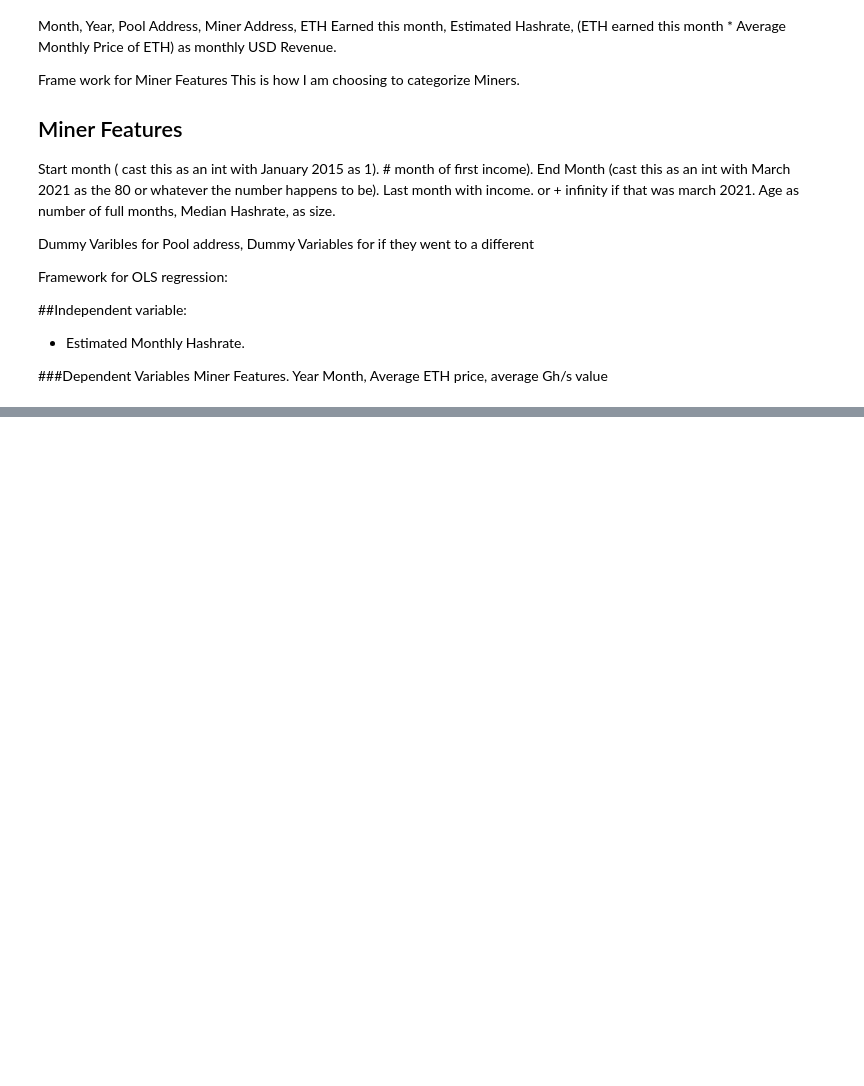
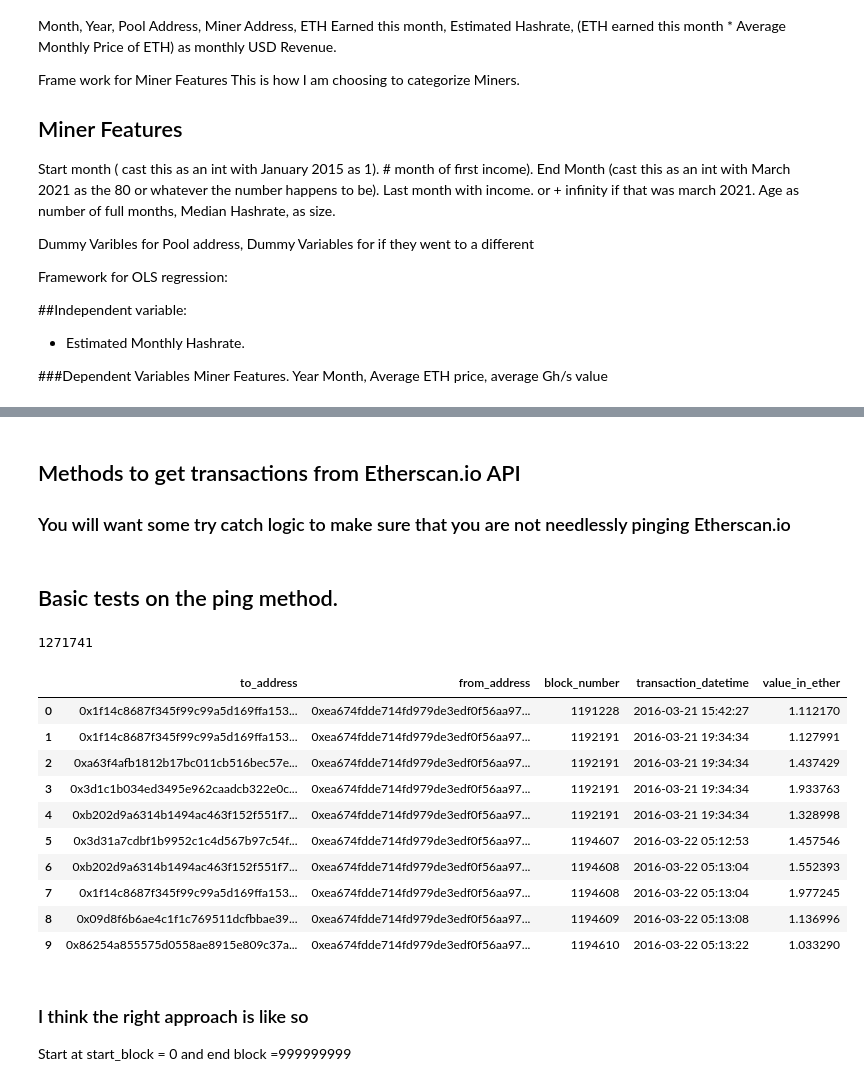
Before and after one commit to parkerburchett/EconCapstone, a Jupyter notebook: Notebook_to_Gather_Ethermine_Transaction_data_and_do_Cleaning_and_regression.ipynb, the cells around one changed output, grey strips where cells are left out. Saved outputs shown, nothing was run; the diff lists cells and outputs as text; code cells hidden in the pictures; blank space fills up the shorter version.

```diff
--- a/Notebook_to_Gather_Ethermine_Transaction_data_and_do_Cleaning_and_regression.ipynb
+++ b/Notebook_to_Gather_Ethermine_Transaction_data_and_do_Cleaning_and_regression.ipynb
@@ -71,0 +135,13 @@ average Gh/s value
+# %%
+# create the session
+conf = SparkConf().set("spark.ui.port", "4050") # copy and pasted this, dont' know what it means
+# create the context
+# try catch block lets you start again from the top without causing problems.
+try:
+  sc.stop()
+  sc = pyspark.SparkContext(conf=conf)
+except:
+  sc = pyspark.SparkContext(conf=conf)
+spark = SparkSession.builder.getOrCreate()
+
+print('Successfully Created Spark Session')
@@ -71,0 +150,5 @@ average Gh/s value
+# %% [markdown]
+## Methods to get transactions from Etherscan.io API
+
+
+### You will want some try catch logic to make sure that you are not needlessly pinging Etherscan.io
@@ -71,0 +234,29 @@ average Gh/s value
+# %% [markdown]
+## Basic tests on the ping method.
+# %%
+
+parker_wallet = '0x76fb6d38f28c44a13380220df21363bd7af45ee1'
+ethan_wallet = '0xceb4d0ca821420cf2553b9e244f6b52364613f94'
+ethermine_wallet = '0xea674fdde714fd979de3edf0f56aa9716b898ec8'
+df, largest_block = query_normal_transactions(wallet_address=ethermine_wallet)
+print(largest_block)
+
+df.head(10)
+# %% [output]
+1271741
+|  | to_address | from_address | block_number | transaction_datetime | value_in_ether |
+| 0 | 0x1f14c8687f345f99c99a5d169ffa153... | 0xea674fdde714fd979de3edf0f56aa97... | 1191228 | 2016-03-21 15:42:27 | 1.112170 |
+| 1 | 0x1f14c8687f345f99c99a5d169ffa153... | 0xea674fdde714fd979de3edf0f56aa97... | 1192191 | 2016-03-21 19:34:34 | 1.127991 |
+| 2 | 0xa63f4afb1812b17bc011cb516bec57e... | 0xea674fdde714fd979de3edf0f56aa97... | 1192191 | 2016-03-21 19:34:34 | 1.437429 |
+| 3 | 0x3d1c1b034ed3495e962caadcb322e0c... | 0xea674fdde714fd979de3edf0f56aa97... | 1192191 | 2016-03-21 19:34:34 | 1.933763 |
+| 4 | 0xb202d9a6314b1494ac463f152f551f7... | 0xea674fdde714fd979de3edf0f56aa97... | 1192191 | 2016-03-21 19:34:34 | 1.328998 |
+| 5 | 0x3d31a7cdbf1b9952c1c4d567b97c54f... | 0xea674fdde714fd979de3edf0f56aa97... | 1194607 | 2016-03-22 05:12:53 | 1.457546 |
+| 6 | 0xb202d9a6314b1494ac463f152f551f7... | 0xea674fdde714fd979de3edf0f56aa97... | 1194608 | 2016-03-22 05:13:04 | 1.552393 |
+| 7 | 0x1f14c8687f345f99c99a5d169ffa153... | 0xea674fdde714fd979de3edf0f56aa97... | 1194608 | 2016-03-22 05:13:04 | 1.977245 |
+| 8 | 0x09d8f6b6ae4c1f1c769511dcfbbae39... | 0xea674fdde714fd979de3edf0f56aa97... | 1194609 | 2016-03-22 05:13:08 | 1.136996 |
+| 9 | 0x86254a855575d0558ae8915e809c37a... | 0xea674fdde714fd979de3edf0f56aa97... | 1194610 | 2016-03-22 05:13:22 | 1.033290 |
+# %% [markdown]
+### I think the right approach is like so
+
+
+Start at start_block = 0 and end block =999999999
```
Also changed, not shown: parts of 8 cells of this notebook.
